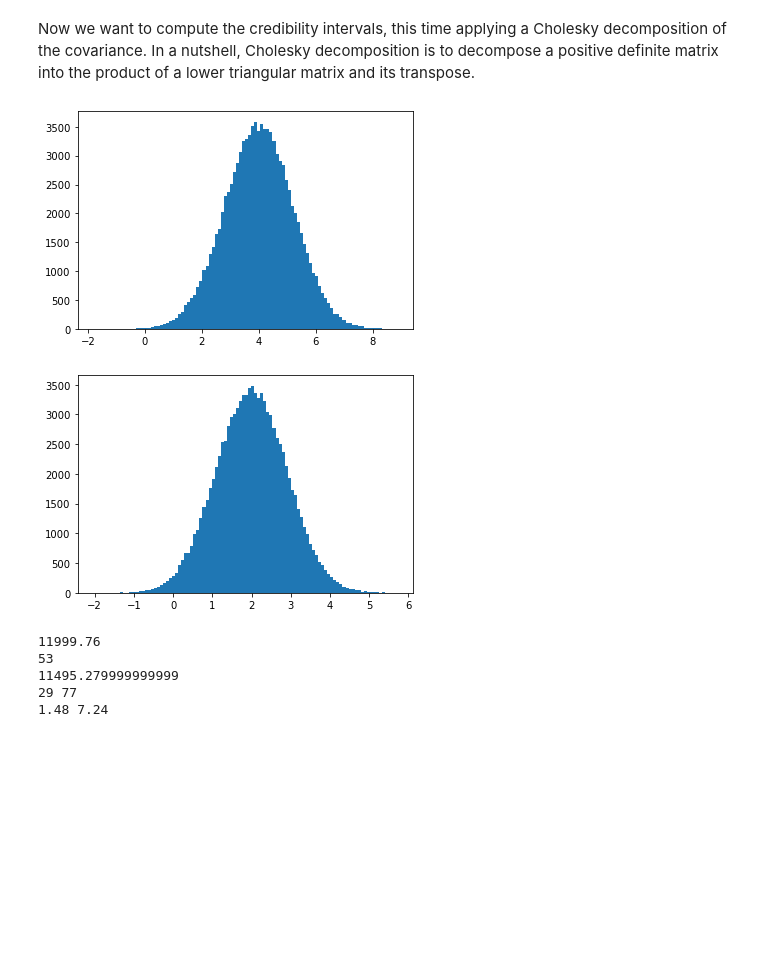
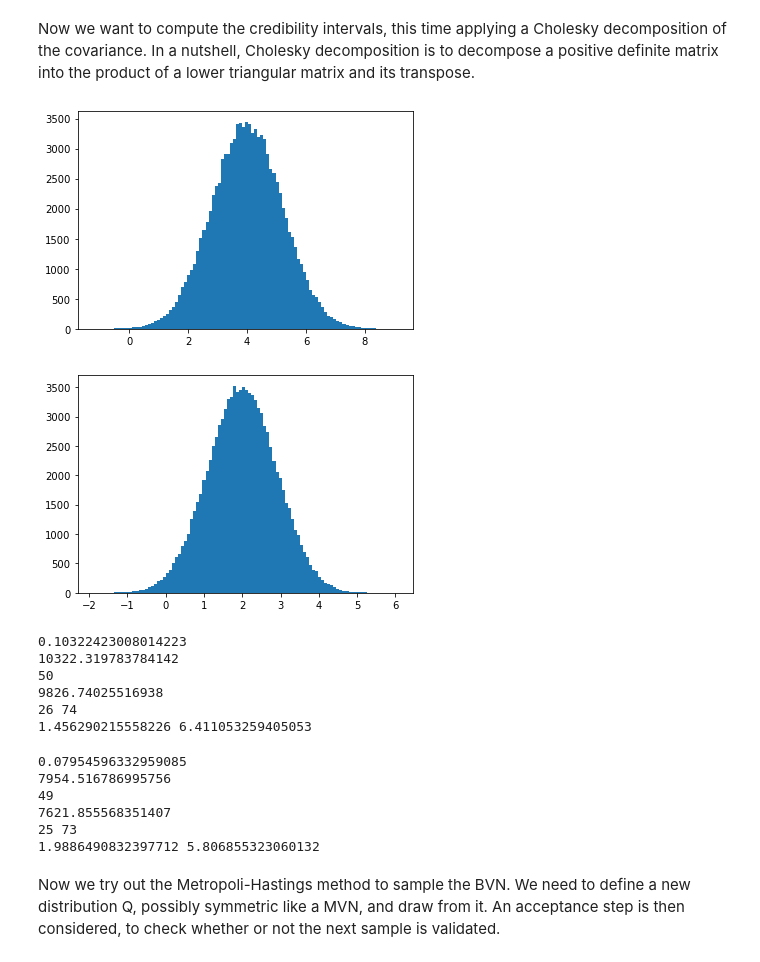
Before and after one commit to blackbianca/Astrostatistics-Cosmology---Homework, a Jupyter notebook: MCMC.ipynb, the cells around one changed output. Cells and saved outputs as stored; diff of their text form; code cells hidden in the pictures; blank space fills up the shorter version.

```diff
--- a/MCMC.ipynb
+++ b/MCMC.ipynb
@@ -286,25 +286,27 @@ for item in r:
 # %%
 X = []
 Y = []
 for item in v:
     X.append(item[0])
     Y.append(item[1])
 
-nx, binsx, _ = plt.hist(X,bins=100)
+nbins = int(100)
+nx, binsx, _ = plt.hist(X,bins=nbins)
 plt.show()
 
-ny, binsy, _ = plt.hist(Y,bins=100)
+ny, binsy, _ = plt.hist(Y,bins=nbins)
 plt.show()
 # %% [output]
-[figure, old version]
+[figure, new version]
-[figure, old version]
+[figure, new version]
 # %%
-bin_width_x = 12./100
+bin_width_x = (binsx[-1]-binsx[0])/nbins
+print(bin_width_x)
 I = bin_width_x * sum(nx[0:99])
 print(I)
 alpha = 0.95*I
 
-bin_mean_x = np.argmax(nx)
+bin_mean_x = int((mu[0]-binsx[0])/bin_width_x)
 print(bin_mean_x)
 bin1 = bin_mean_x-1
 bin2 = bin_mean_x+1
@@ -318,10 +320,42 @@ while(I<alpha):
 
 print(I)
 print(bin1,bin2)
-print(bin1*bin_width_x-2,bin2*bin_width_x-2)
+print(binsx[0]+bin1*bin_width_x,binsx[0]+bin2*bin_width_x)
 # %% [output]
-11999.76
-53
-11495.279999999999
-29 77
-1.48 7.24
+0.10322423008014223
+10322.319783784142
+50
+9826.74025516938
+26 74
+1.456290215558226 6.411053259405053
+# %%
+bin_width_y = (binsy[-1]-binsy[0])/nbins
+print(bin_width_y)
+Iy = bin_width_y * sum(ny[0:99])
+print(Iy)
+alpha = 0.95*Iy
+
+bin_mean_y = int((mu[1]-binsy[0])/bin_width_y)
+print(bin_mean_y)
+bin1 = bin_mean_y-1
+bin2 = bin_mean_y+1
+Iy=0
+while(Iy<alpha):
+    Iy=0
+    Iy = bin_width_y * sum(ny[bin1:bin2])
+    bin1 -= 1
+    bin2 += 1
+
+
+print(Iy)
+print(bin1,bin2)
+print(bin1*bin_width_y,bin2*bin_width_y)
+# %% [output]
+0.07954596332959085
+7954.516786995756
+49
+7621.855568351407
+25 73
+1.9886490832397712 5.806855323060132
+# %% [markdown]
+Now we try out the Metropoli-Hastings method to sample the BVN. We need to define a new distribution Q, possibly symmetric like a MVN, and draw from it. An acceptance step is then considered, to check whether or not the next sample is validated.
```
Also changed, not shown: parts of 10 cells of this notebook, 1 other file.
